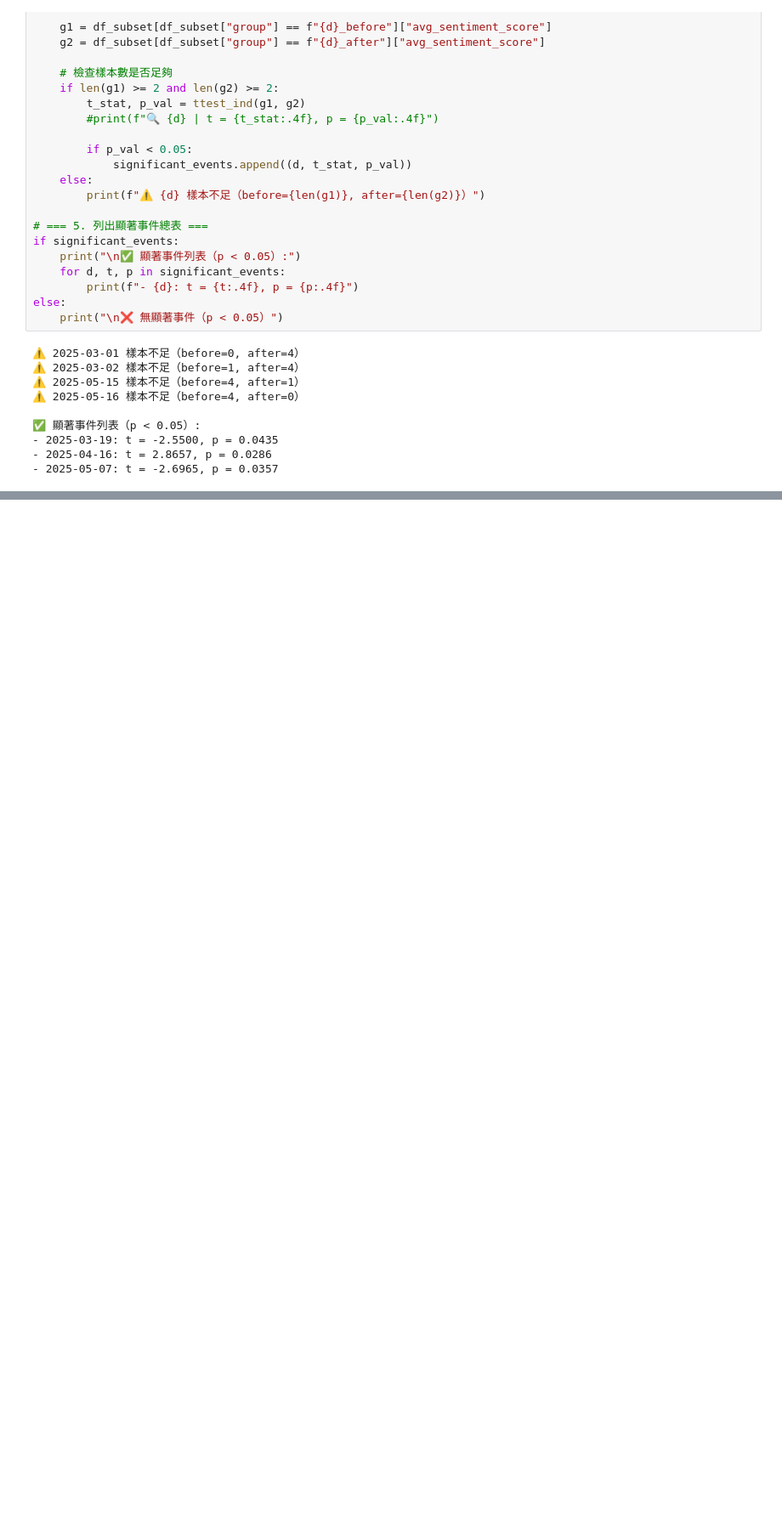
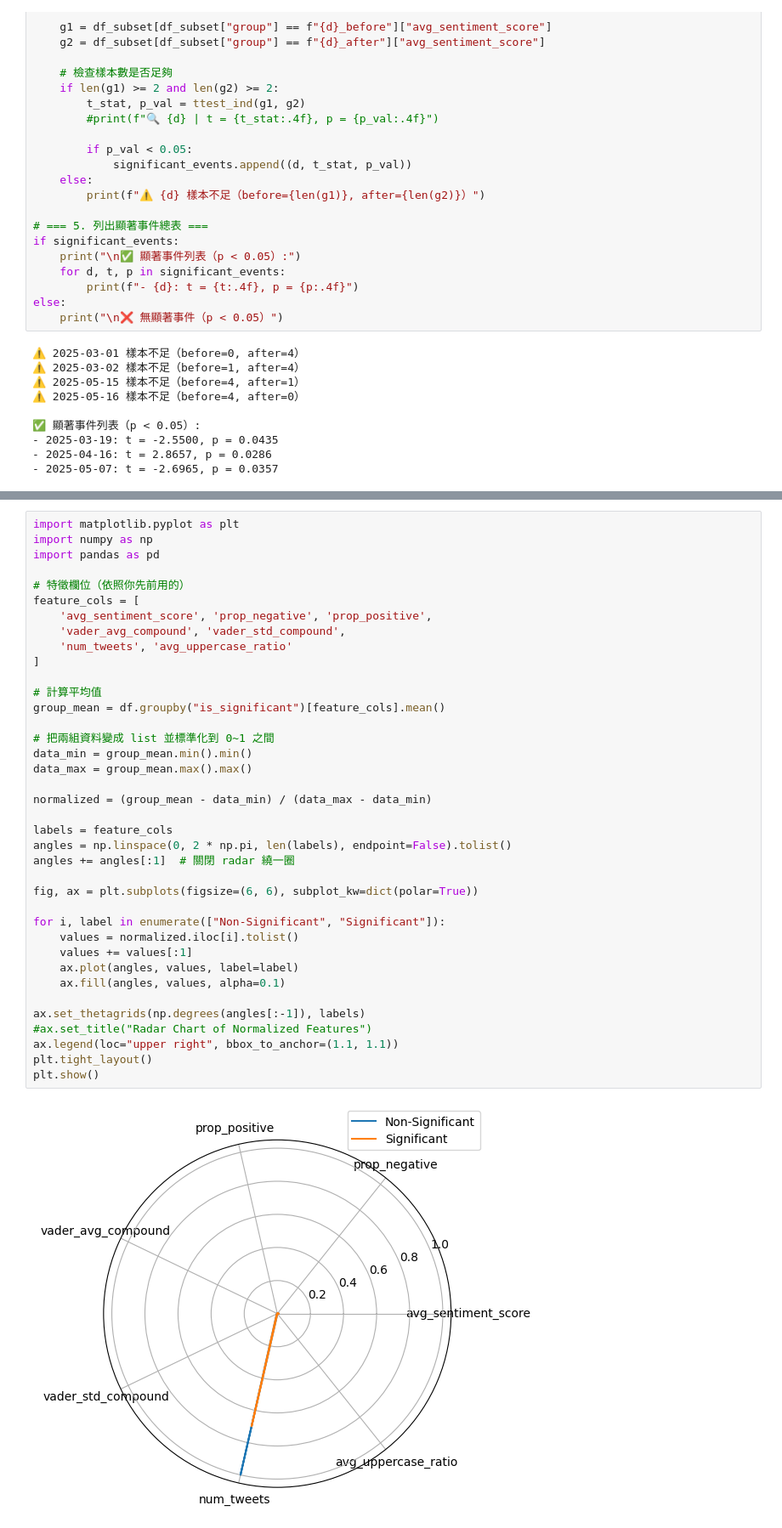
Before and after one commit to eric2003-tj/Python_ML_final, a Jupyter notebook: statistics.ipynb, the cells around one changed output, grey strips where cells are left out. Shown at 85% size. Cells and saved outputs as stored; diff of their text form; blank space fills up the shorter version.

```diff
--- a/statistics.ipynb
+++ b/statistics.ipynb
@@ -69,0 +129,40 @@ else:
+# %%
+import matplotlib.pyplot as plt
+import numpy as np
+import pandas as pd
+
+# 特徵欄位（依照你先前用的）
+feature_cols = [
+    'avg_sentiment_score', 'prop_negative', 'prop_positive',
+    'vader_avg_compound', 'vader_std_compound',
+    'num_tweets', 'avg_uppercase_ratio'
+]
+
+# 計算平均值
+group_mean = df.groupby("is_significant")[feature_cols].mean()
+
+# 把兩組資料變成 list 並標準化到 0~1 之間
+data_min = group_mean.min().min()
+data_max = group_mean.max().max()
+
+normalized = (group_mean - data_min) / (data_max - data_min)
+
+labels = feature_cols
+angles = np.linspace(0, 2 * np.pi, len(labels), endpoint=False).tolist()
+angles += angles[:1]  # 關閉 radar 繞一圈
+
+fig, ax = plt.subplots(figsize=(6, 6), subplot_kw=dict(polar=True))
+
+for i, label in enumerate(["Non-Significant", "Significant"]):
+    values = normalized.iloc[i].tolist()
+    values += values[:1]
+    ax.plot(angles, values, label=label)
+    ax.fill(angles, values, alpha=0.1)
+
+ax.set_thetagrids(np.degrees(angles[:-1]), labels)
+#ax.set_title("Radar Chart of Normalized Features")
+ax.legend(loc="upper right", bbox_to_anchor=(1.1, 1.1))
+plt.tight_layout()
+plt.show()
+# %% [output]
+[figure, added]
```
Also changed, not shown: parts of 10 cells of this notebook.
